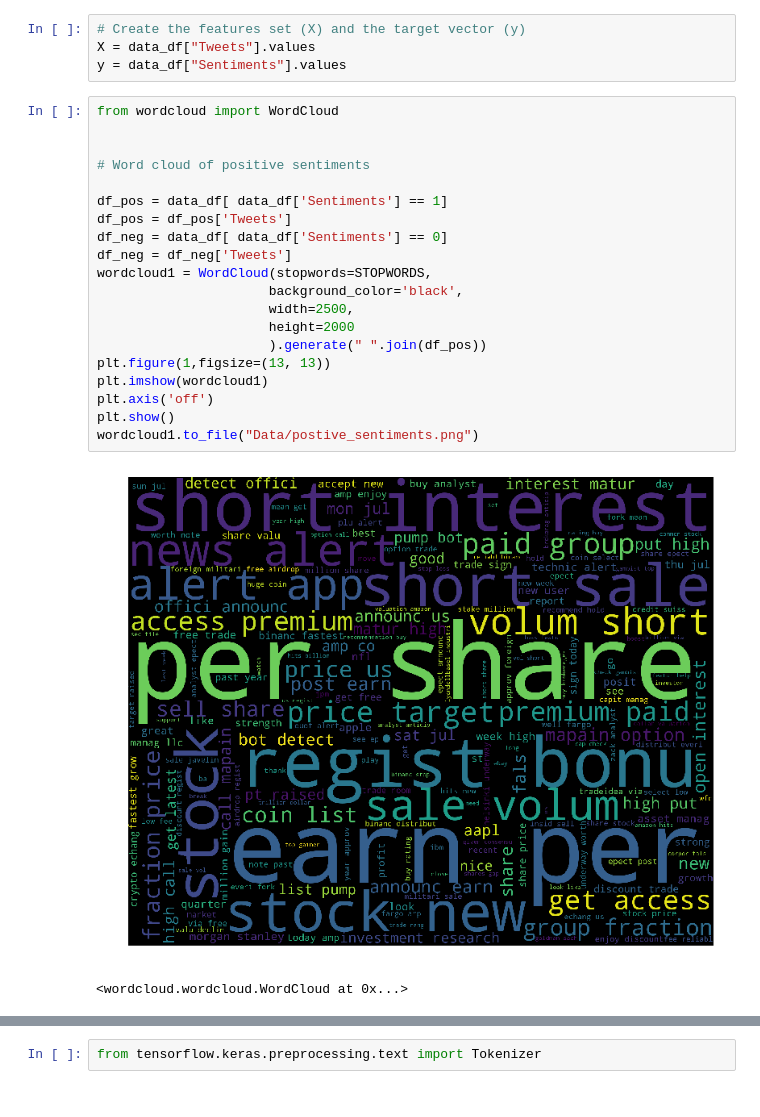
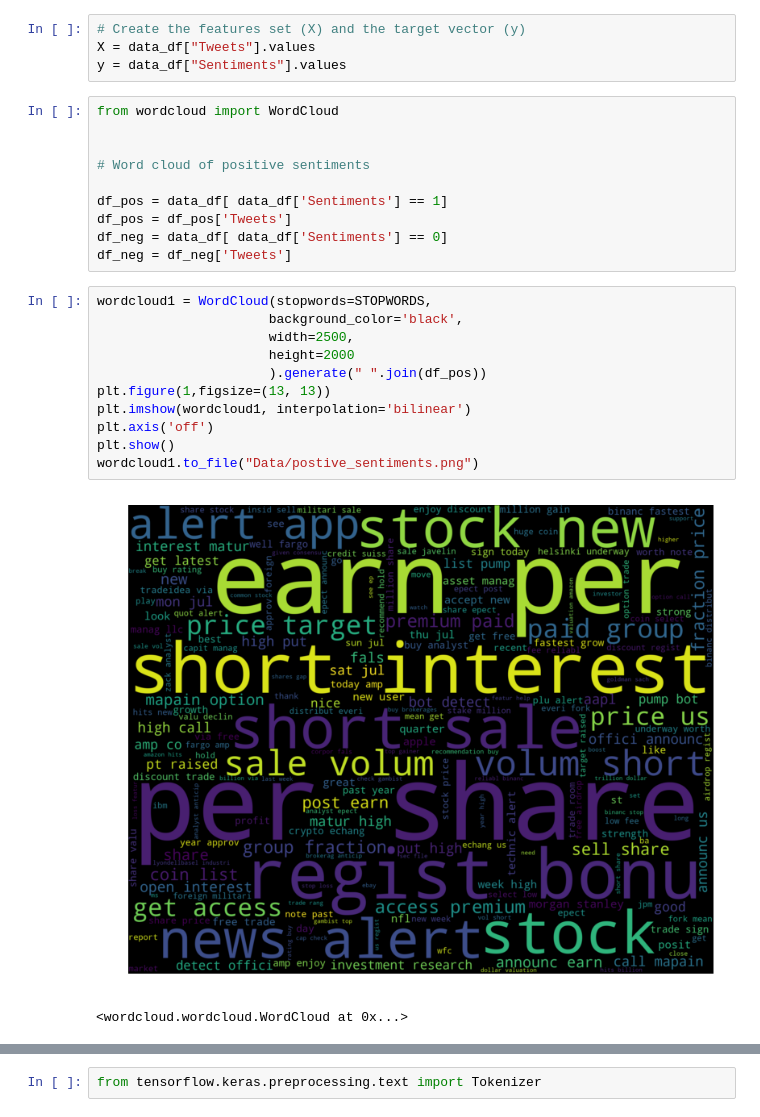
Before and after one commit to DT021/Twitter_Sentiment_Analysis_-_LSTM_Price_Prediction, a Jupyter notebook: Shubhra/RNN-LSTM-SENTIMENTS/Training Model/LargeDataSentimentAnalysis.ipynb, the cells around one changed output, grey strips where cells are left out. Drawn from its saved outputs; the diff is of its cells as text.

```diff
--- a/Shubhra/RNN-LSTM-SENTIMENTS/Training Model/LargeDataSentimentAnalysis.ipynb
+++ b/Shubhra/RNN-LSTM-SENTIMENTS/Training Model/LargeDataSentimentAnalysis.ipynb
@@ -285,28 +288,29 @@ Name: Sentiments, dtype: int64
 # Create the features set (X) and the target vector (y)
 X = data_df["Tweets"].values
 y = data_df["Sentiments"].values
+# %%
+from wordcloud import WordCloud
+
+
+# Word cloud of positive sentiments
+
+df_pos = data_df[ data_df['Sentiments'] == 1]
+df_pos = df_pos['Tweets']
+df_neg = data_df[ data_df['Sentiments'] == 0]
+df_neg = df_neg['Tweets']
 # %%
-from wordcloud import WordCloud
-
-
-# Word cloud of positive sentiments
-
-df_pos = data_df[ data_df['Sentiments'] == 1]
-df_pos = df_pos['Tweets']
-df_neg = data_df[ data_df['Sentiments'] == 0]
-df_neg = df_neg['Tweets']
 wordcloud1 = WordCloud(stopwords=STOPWORDS,
                       background_color='black',
                       width=2500,
                       height=2000
                       ).generate(" ".join(df_pos))
 plt.figure(1,figsize=(13, 13))
-plt.imshow(wordcloud1)
+plt.imshow(wordcloud1, interpolation='bilinear')
 plt.axis('off')
 plt.show()
 wordcloud1.to_file("Data/postive_sentiments.png")
 # %% [output]
-[figure, old version]
+[figure, new version]
 <wordcloud.wordcloud.WordCloud at 0x...>
 # %%
 # Word cloud of negative sentiments
```
Also changed, not shown: parts of 31 cells of this notebook.
